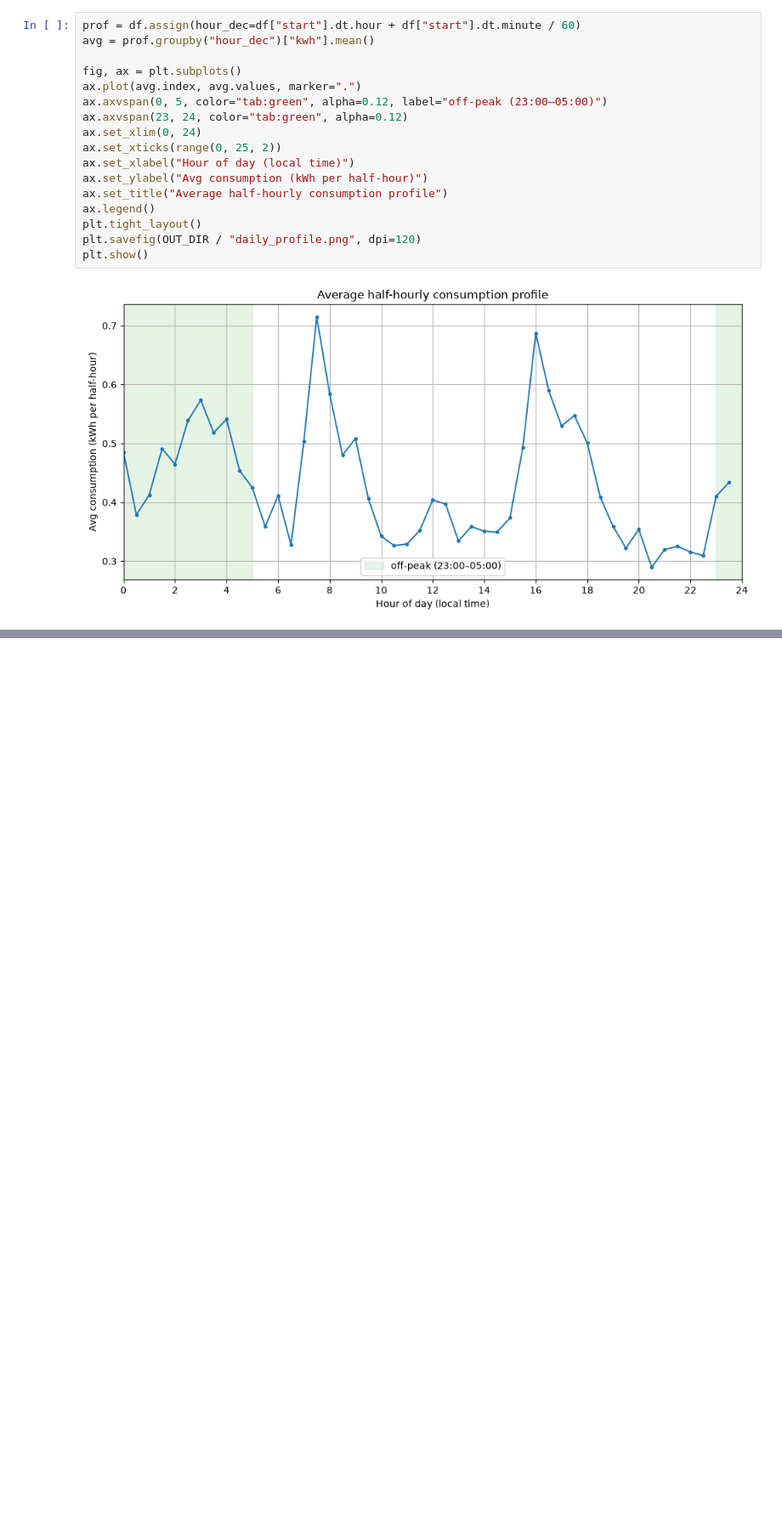
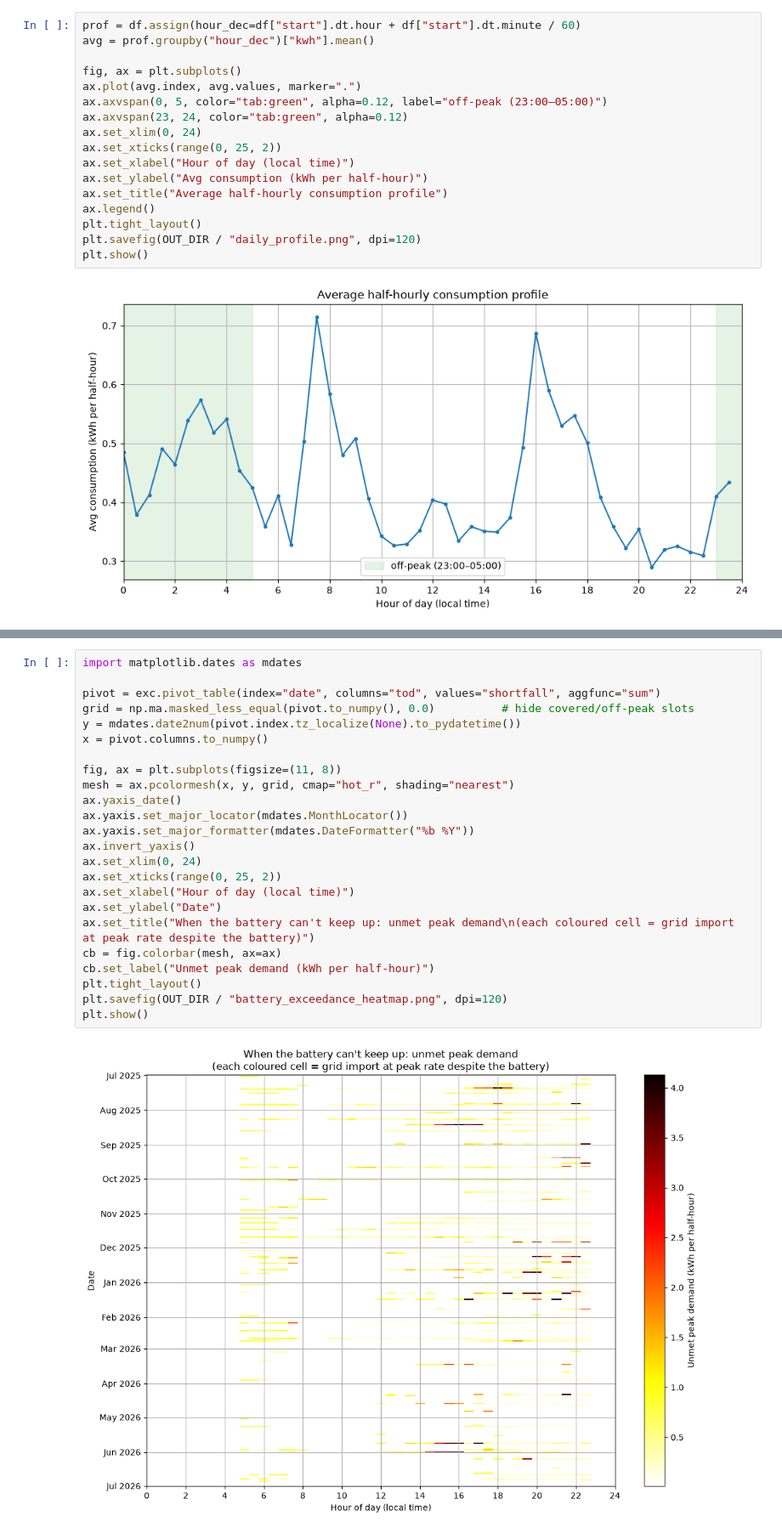
Before and after one commit to mrcarlfarmer/home-energy-battery-analysis, a Jupyter notebook: notebooks/battery_savings_analysis.ipynb, the cells around one changed output, grey strips where cells are left out. Shown at 85% size. Cells and saved outputs as stored; diff of their text form; blank space fills up the shorter version.

```diff
--- a/notebooks/battery_savings_analysis.ipynb
+++ b/notebooks/battery_savings_analysis.ipynb
@@ -239,0 +488,26 @@ plt.show()
+# %%
+import matplotlib.dates as mdates
+
+pivot = exc.pivot_table(index="date", columns="tod", values="shortfall", aggfunc="sum")
+grid = np.ma.masked_less_equal(pivot.to_numpy(), 0.0)          # hide covered/off-peak slots
+y = mdates.date2num(pivot.index.tz_localize(None).to_pydatetime())
+x = pivot.columns.to_numpy()
+
+fig, ax = plt.subplots(figsize=(11, 8))
+mesh = ax.pcolormesh(x, y, grid, cmap="hot_r", shading="nearest")
+ax.yaxis_date()
+ax.yaxis.set_major_locator(mdates.MonthLocator())
+ax.yaxis.set_major_formatter(mdates.DateFormatter("%b %Y"))
+ax.invert_yaxis()
+ax.set_xlim(0, 24)
+ax.set_xticks(range(0, 25, 2))
+ax.set_xlabel("Hour of day (local time)")
+ax.set_ylabel("Date")
+ax.set_title("When the battery can't keep up: unmet peak demand\n(each coloured cell = grid import at peak rate despite the battery)")
+cb = fig.colorbar(mesh, ax=ax)
+cb.set_label("Unmet peak demand (kWh per half-hour)")
+plt.tight_layout()
+plt.savefig(OUT_DIR / "battery_exceedance_heatmap.png", dpi=120)
+plt.show()
+# %% [output]
+[figure, added]
```
Also changed, not shown: parts of 16 cells of this notebook, 7 other files.
